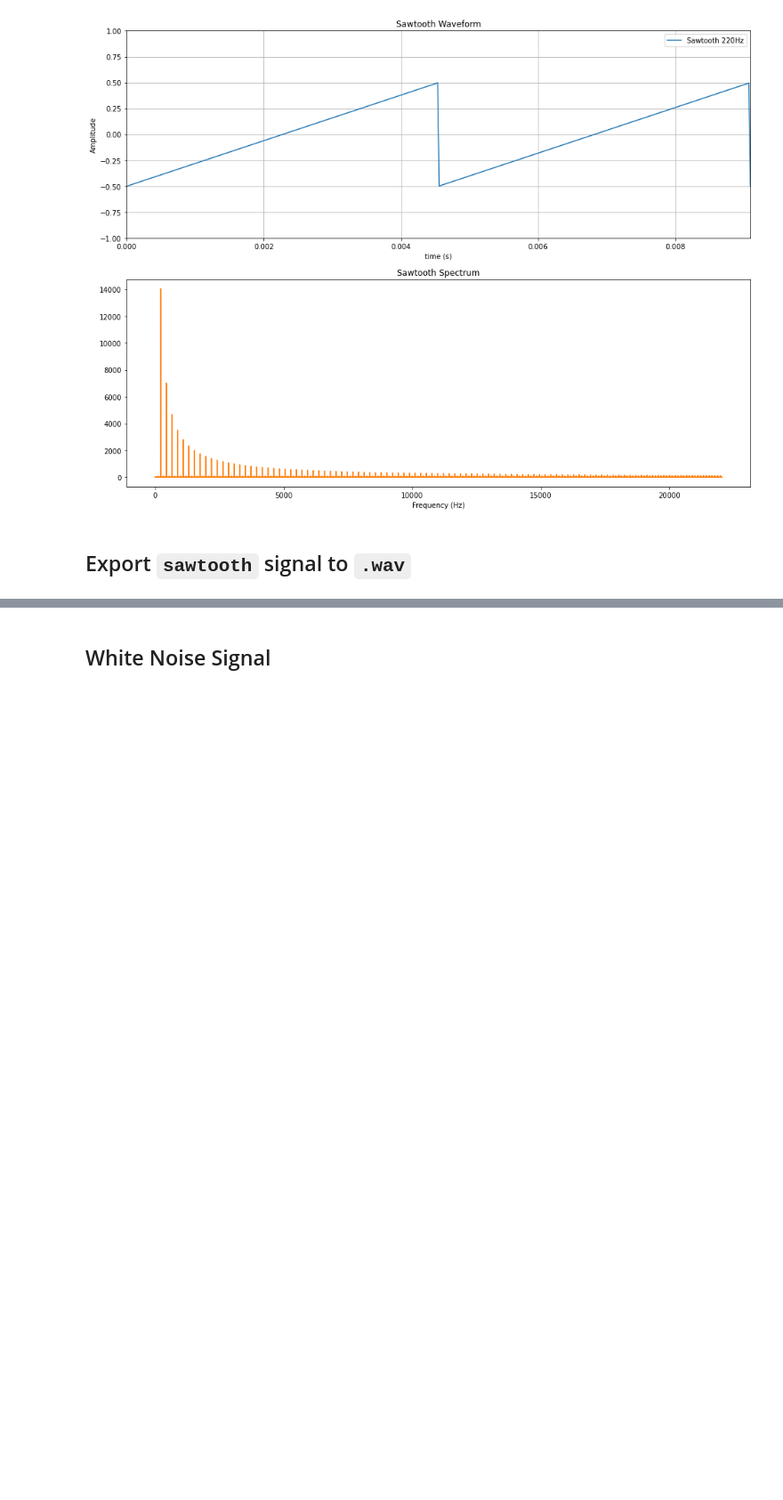
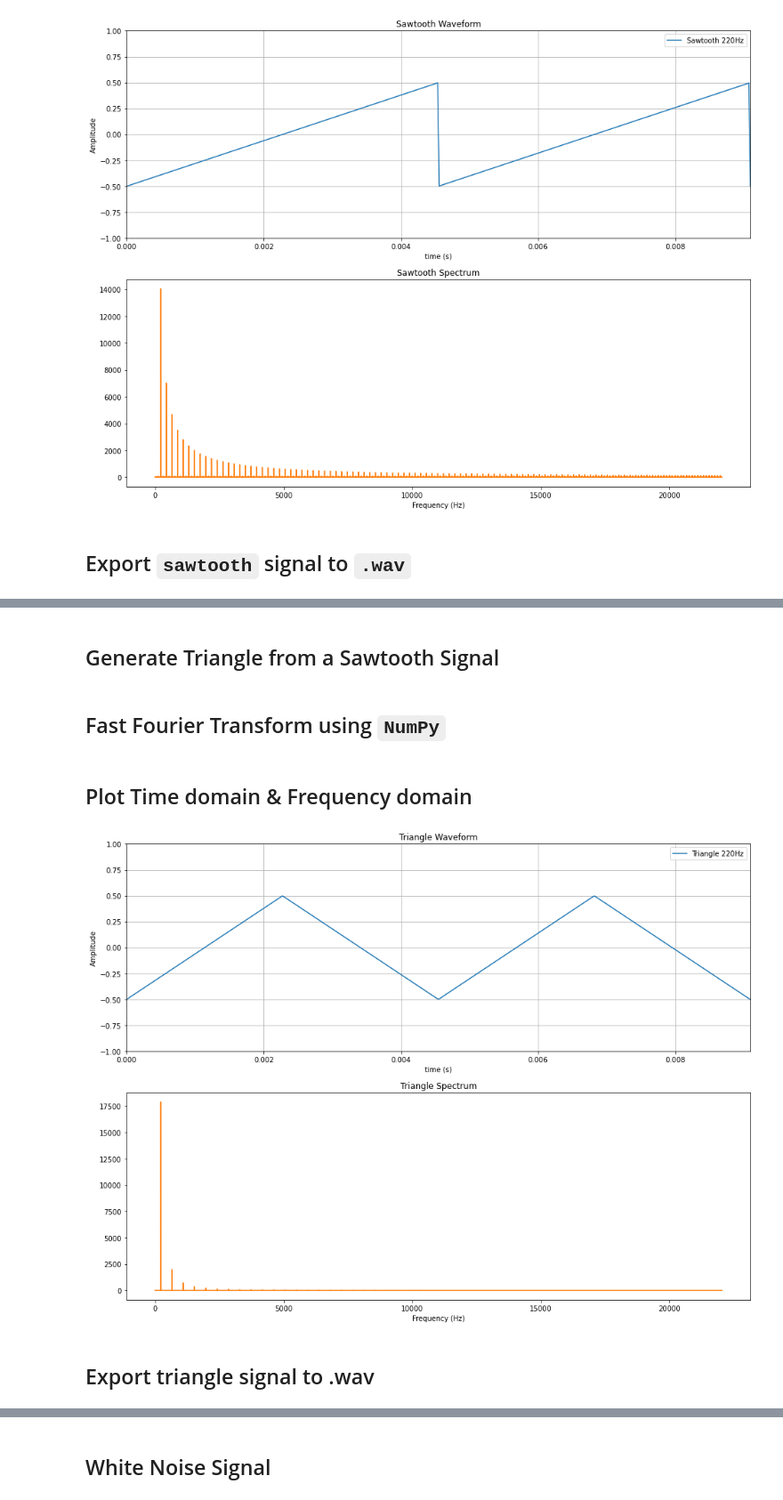
Before and after one commit to implse/Signal_Generators_Fundamentals_in_Python, a Jupyter notebook: Signals Synthesis in Python.ipynb, the cells around one changed output, grey strips where cells are left out. Shown at 89% size. Saved outputs shown, nothing was run; the diff lists cells and outputs as text; code cells hidden in the pictures; blank space fills up the shorter version.

Commit message:
Add Triangle signal

```diff
--- a/Signals Synthesis in Python.ipynb
+++ b/Signals Synthesis in Python.ipynb
@@ -200,0 +223,38 @@ sawtooth
+# %% [markdown]
+## Generate Triangle from a Sawtooth Signal
+# %%
+# Generate the time axis
+t = np.linspace(0, length, sampling_rate*length, endpoint=False)
+# Signal Amplitude (-1, 1)
+amplitude = 0.5
+# width as a fraction of the period
+width = 0.5
+# Generate the sawtooth wave
+triangle = amplitude*signal.sawtooth(2 * np.pi * frequency * t + theta, width)
+# %% [markdown]
+## Fast Fourier Transform using `NumPy`
+# %%
+# Compute the FFT of the signal
+fft = rfft(triangle)
+# Get the frequencies corresponding to the FFT
+fft_frequencies = rfftfreq(sampling_rate*length, 1 / sampling_rate)
+# %% [markdown]
+## Plot Time domain & Frequency domain
+# %%
+figure, axes = plt.subplots(nrows=2, ncols=1, figsize=(16, 12))
+axes[0].plot(t, triangle, label=f"Triangle {frequency}Hz", color='C0')
+axes[0].set_title('Triangle Waveform')
+axes[0].legend()
+axes[0].set_xlabel('time (s)')
+axes[0].set_ylabel('Amplitude')
+axes[0].grid(True)
+axes[0].set_xlim(0, period*2)
+axes[0].set_ylim(-1, 1)
+axes[1].plot(fft_frequencies, np.abs(fft), label="Sawtooth", color='C1')
+axes[1].set_title('Triangle Spectrum')
+axes[1].set_xlabel('Frequency (Hz)')
+plt.show()
+# %% [output]
+[figure, added]
+# %% [markdown]
+## Export triangle signal to .wav
```
Also changed, not shown: parts of 22 cells of this notebook, 1 other file.
